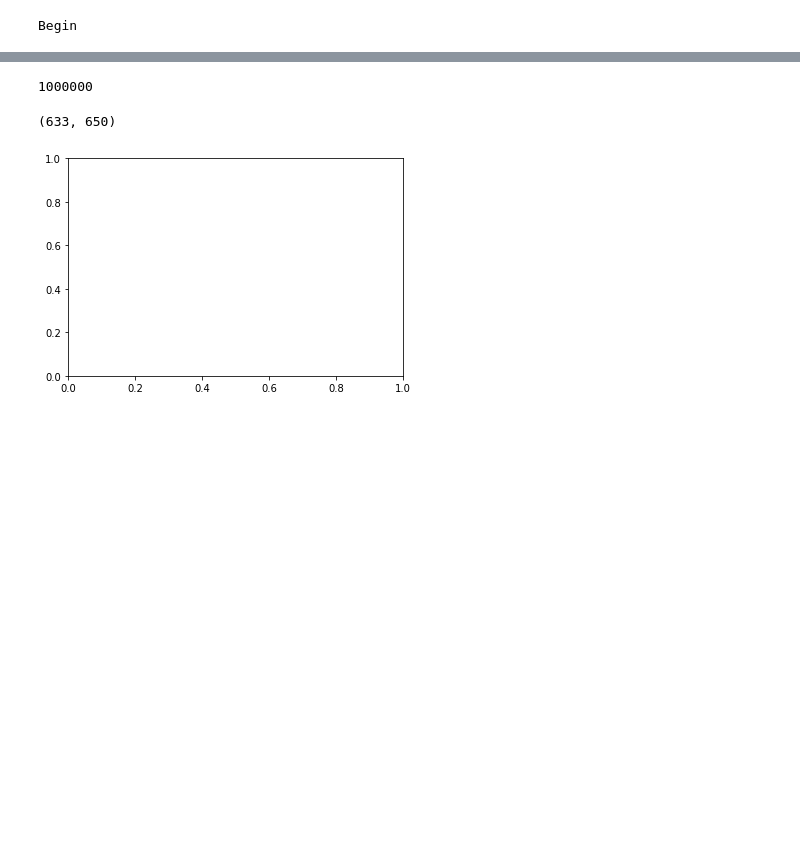
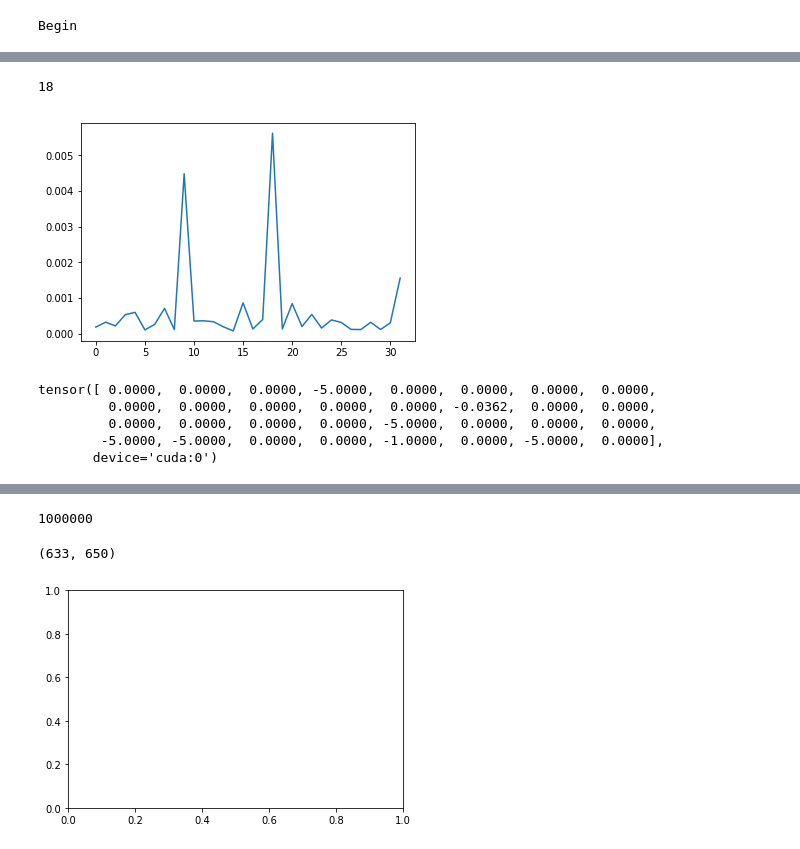
Before and after one commit to sholtodouglas/hierarchial_robotics, a Jupyter notebook: Quick Tests.ipynb, the cells around one changed output, grey strips where cells are left out. Cells and saved outputs as stored; diff of their text form; code cells hidden in the pictures; blank space fills up the shorter version.

```diff
--- a/Quick Tests.ipynb
+++ b/Quick Tests.ipynb
@@ -147,0 +247,10 @@ Number of parameters:    pi: 70148,      q1: 69889,      q2: 69889
+# %%
+# test our forward model
+data = replay_higher.sample_batch()
+o_next = forward_model(torch.cat([data['obs'], data['act']], axis=1))
+errors = ((o_next - data['obs2'])**2).detach().cpu().numpy().sum(axis=1)
+plt.plot(range(len(errors)), errors)
+print(np.argmax(errors))
+# %% [output]
+18
+[figure, added]
@@ -147,0 +282,8 @@ Number of parameters:    pi: 70148,      q1: 69889,      q2: 69889
+# %%
+r
+# %% [output]
+tensor([ 0.0000,  0.0000,  0.0000, -5.0000,  0.0000,  0.0000,  0.0000,  0.0000,
+         0.0000,  0.0000,  0.0000,  0.0000,  0.0000, -0.0362,  0.0000,  0.0000,
+         0.0000,  0.0000,  0.0000,  0.0000, -5.0000,  0.0000,  0.0000,  0.0000,
+        -5.0000, -5.0000,  0.0000,  0.0000, -1.0000,  0.0000, -5.0000,  0.0000],
+       device='cuda:0')
```
Also changed, not shown: parts of 25 cells of this notebook, 8 other files.
